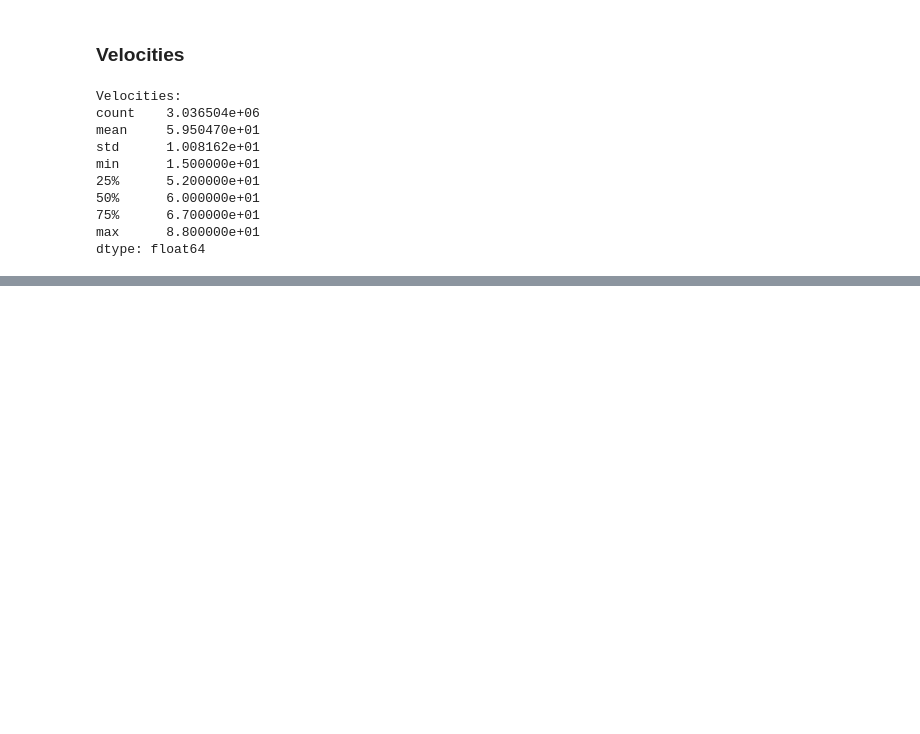
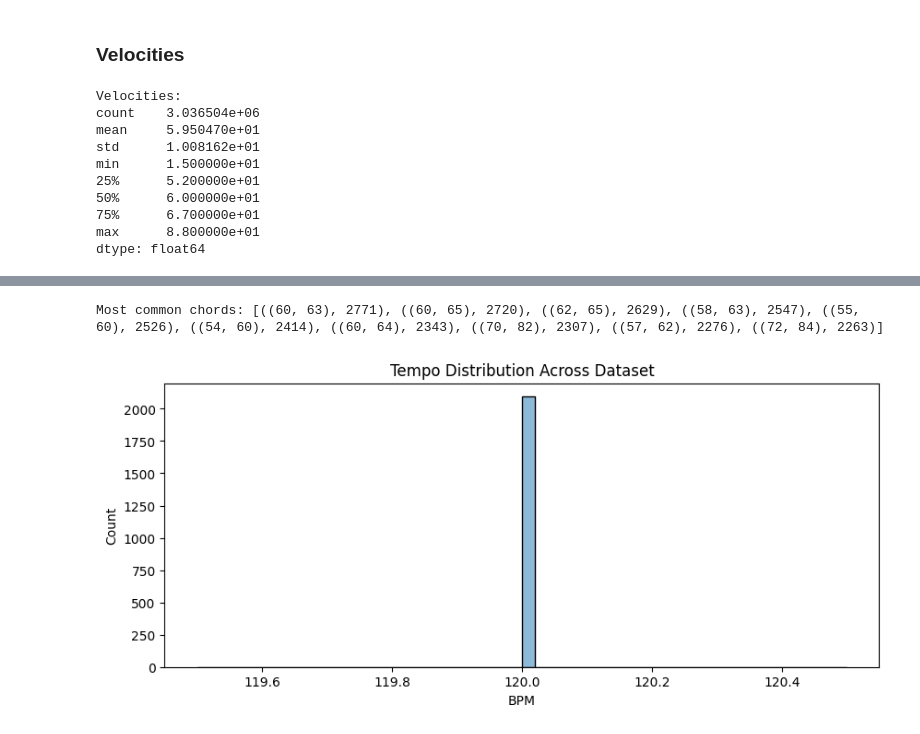
Before and after one commit to matteabusato/jazzifier, a Jupyter notebook: data_exploration.ipynb, the cells around one changed output, grey strips where cells are left out. Drawn from its saved outputs; the diff is of its cells as text; code cells hidden in the pictures; blank space fills up the shorter version.

```diff
--- a/data_exploration.ipynb
+++ b/data_exploration.ipynb
@@ -291,0 +380,28 @@ dtype: float64
+# %%
+from collections import Counter
+
+# Flatten chords by one level, converting inner lists to tuples
+all_chords = []
+for chords_list in df['chords']:
+    for chord in chords_list:
+        # If chord is a list (e.g., [60, 64, 67]), convert to tuple to make it hashable
+        if isinstance(chord, list):
+            all_chords.append(tuple(chord))
+        else:
+            all_chords.append(chord)
+
+chord_counts = Counter(all_chords)
+print("Most common chords:", chord_counts.most_common(10))
+# %% [output]
+Most common chords: [((60, 63), 2771), ((60, 65), 2720), ((62, 65), 2629), ((58, 63), 2547), ((55, 60), 2526), ((54, 60), 2414), ((60, 64), 2343), ((70, 82), 2307), ((57, 62), 2276), ((72, 84), 2263)]
+# %%
+# Optional: Tempo distribution (flatten, removing empty entries)
+all_tempos = [tempo for tempo_list in df['tempos'] for tempo in tempo_list if tempo]
+plt.figure(figsize=(10,4))
+sns.histplot(all_tempos, bins=50, kde=True)
+plt.title('Tempo Distribution Across Dataset')
+plt.xlabel('BPM')
+plt.ylabel('Count')
+plt.show()
+# %% [output]
+[figure, added]
```
Also changed, not shown: parts of 9 cells of this notebook.
